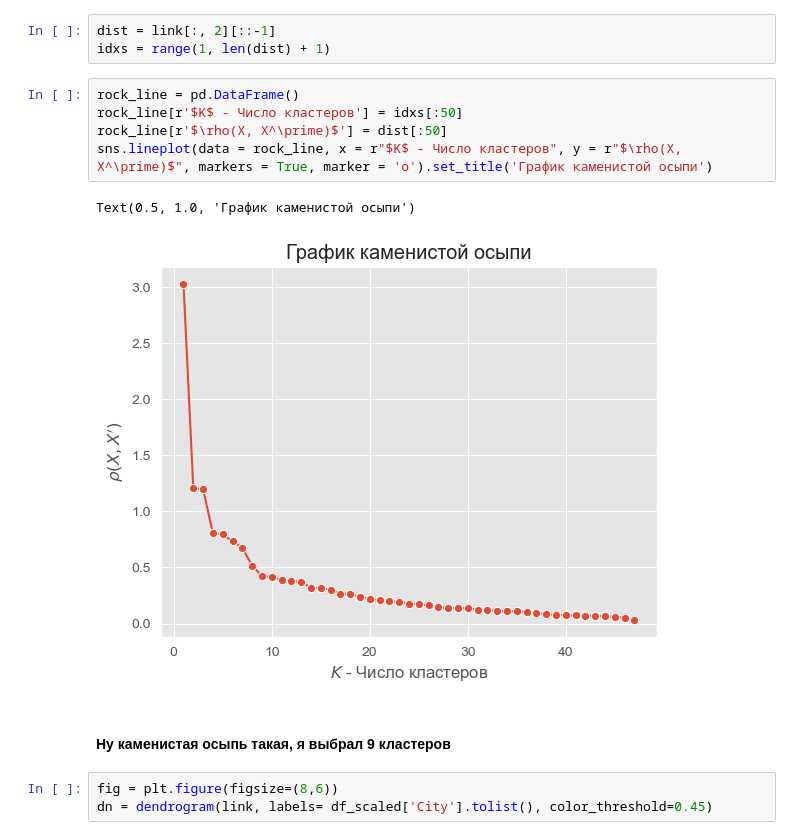
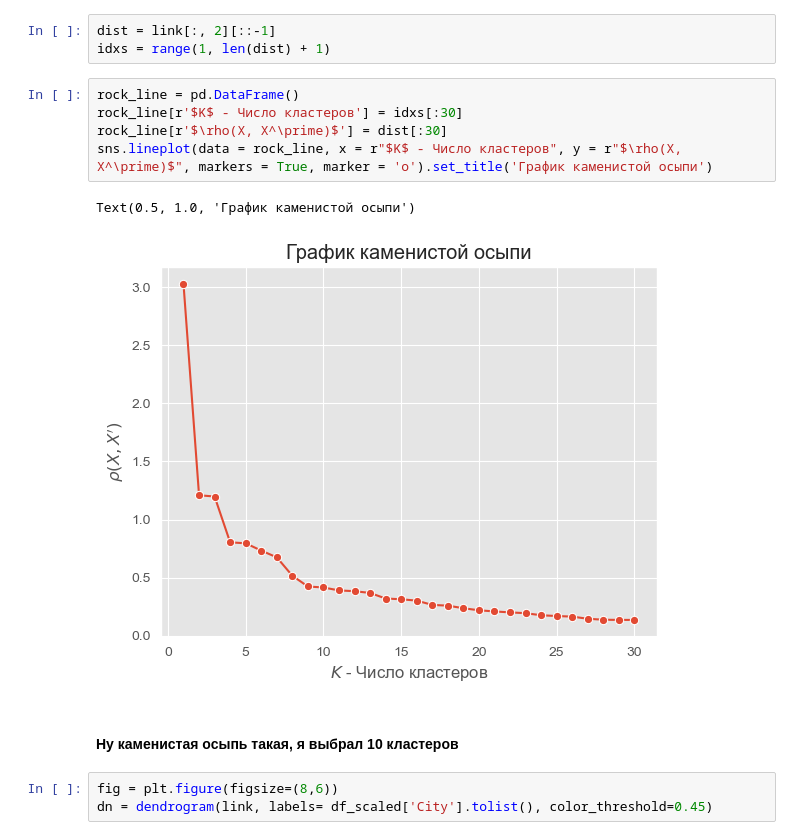
Before and after one commit to FEDOROV-ALEXANDER/Data_Analysis, a Jupyter notebook: cluster/задача_2_Economics of Cities/lab1.ipynb, the cells around one changed output. Drawn from its saved outputs; the diff is of its cells as text.

```diff
--- a/cluster/задача_2_Economics of Cities/lab1.ipynb
+++ b/cluster/задача_2_Economics of Cities/lab1.ipynb
@@ -238,14 +267,14 @@ dist = link[:, 2][::-1]
 idxs = range(1, len(dist) + 1)
 # %%
 rock_line = pd.DataFrame()
-rock_line[r'$K$ - Число кластеров'] = idxs[:50]
-rock_line[r'$\rho(X, X^\prime)$'] = dist[:50]
+rock_line[r'$K$ - Число кластеров'] = idxs[:30]
+rock_line[r'$\rho(X, X^\prime)$'] = dist[:30]
 sns.lineplot(data = rock_line, x = r"$K$ - Число кластеров", y = r"$\rho(X, X^\prime)$", markers = True, marker = 'o').set_title('График каменистой осыпи')
 # %% [output]
 Text(0.5, 1.0, 'График каменистой осыпи')
-[figure, old version]
+[figure, new version]
 # %% [markdown]
-#### Ну каменистая осыпь такая, я выбрал 9 кластеров
+#### Ну каменистая осыпь такая, я выбрал 10 кластеров
 # %%
 fig = plt.figure(figsize=(8,6))
 dn = dendrogram(link, labels= df_scaled['City'].tolist(), color_threshold=0.45)
```
Also changed, not shown: parts of 36 cells of this notebook, 2 other files.
